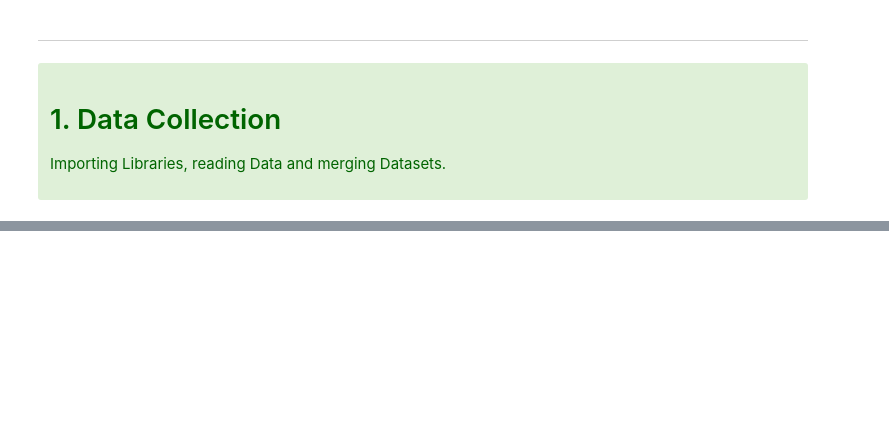
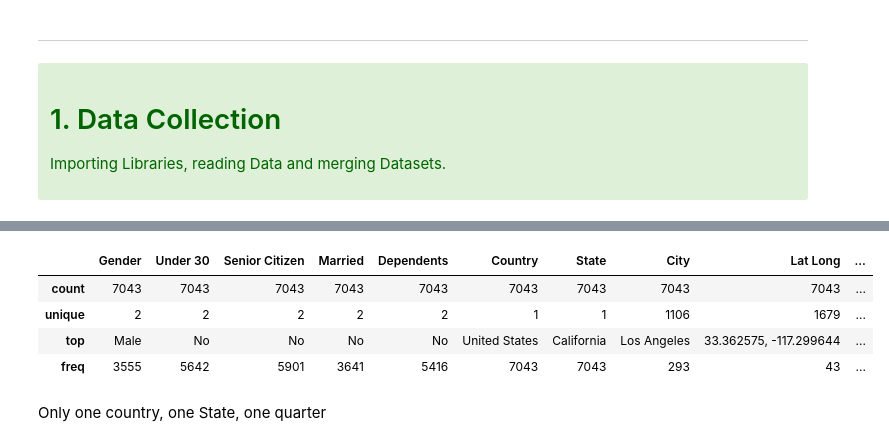
Before and after one commit to sarasustelosantos/bootcamp_group, a Jupyter notebook: Data_Exploration.ipynb, the cells around one changed output, grey strips where cells are left out. Drawn from its saved outputs; the diff is of its cells as text; code cells hidden in the pictures; blank space fills up the shorter version.

```diff
--- a/Data_Exploration.ipynb
+++ b/Data_Exploration.ipynb
@@ -42,0 +257,13 @@ display(status.head(2))
+# %%
+pd.set_option('display.max_columns', None)
+pd.set_option('display.max_rows', None)
+# %%
+merged_df.describe(include = ['O'])
+# %% [output]
+|  | Gender | Under 30 | Senior Citizen | Married | Dependents | Country | State | City | Lat Long | ... |
+| count | 7043 | 7043 | 7043 | 7043 | 7043 | 7043 | 7043 | 7043 | 7043 | ... |
+| unique | 2 | 2 | 2 | 2 | 2 | 1 | 1 | 1106 | 1679 | ... |
+| top | Male | No | No | No | No | United States | California | Los Angeles | 33.362575, -117.299644 | ... |
+| freq | 3555 | 5642 | 5901 | 3641 | 5416 | 7043 | 7043 | 293 | 43 | ... |
+# %% [markdown]
+Only one country, one State, one quarter
```
Also changed, not shown: parts of 28 cells of this notebook, 1 other file.
